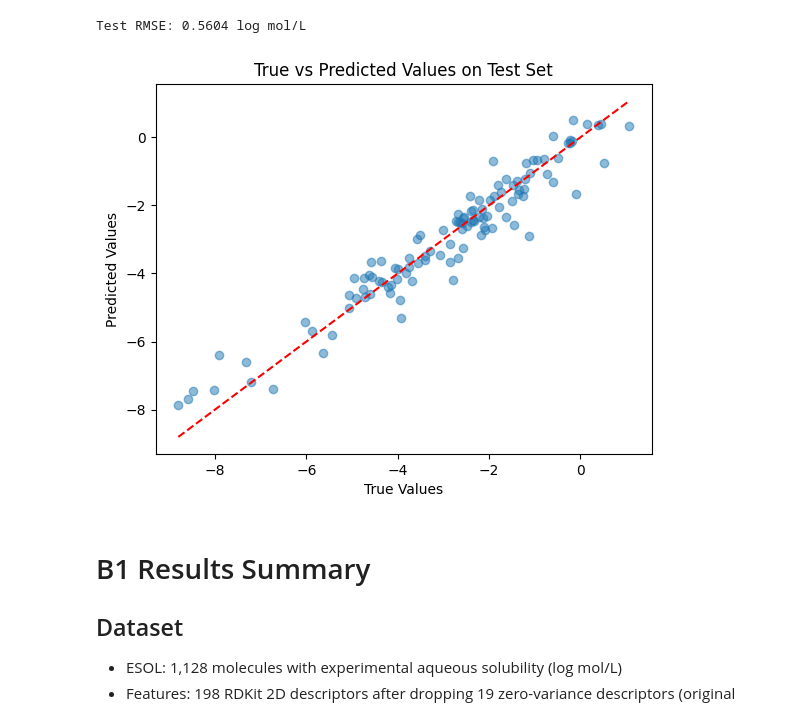
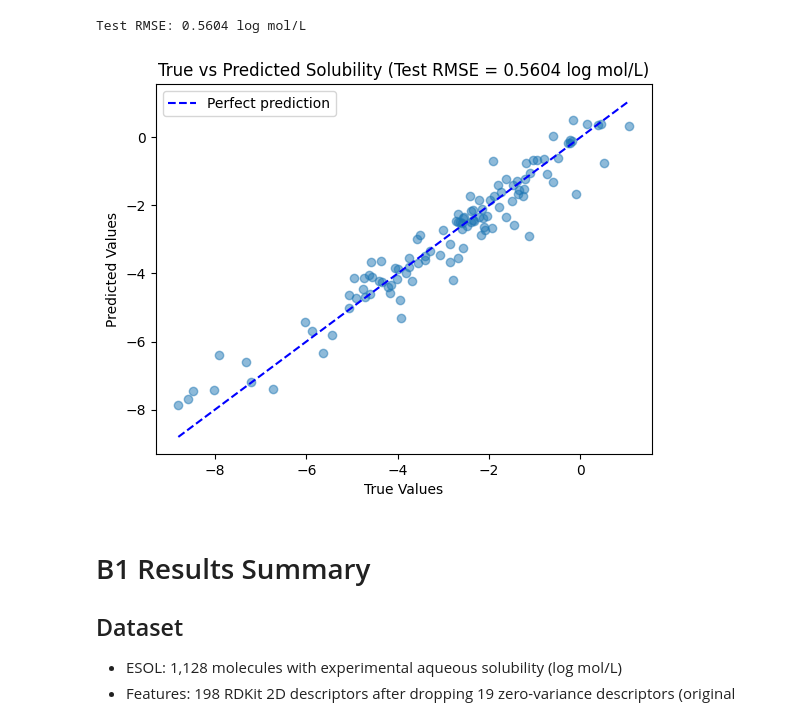
Before and after one commit to sdr0598/ml-drug-discovery, a Jupyter notebook: Week_2/B1_molecular_property_predictor.ipynb, the cells around one changed output. Cells and saved outputs as stored; diff of their text form; code cells hidden in the pictures.

Commit message:
Refined plot

```diff
--- a/Week_2/B1_molecular_property_predictor.ipynb
+++ b/Week_2/B1_molecular_property_predictor.ipynb
@@ -353,28 +353,29 @@ Test RMSE: 0.5604 log mol/L
 # %%
 '''
 Scatter plot of true vs predicted values on test set
 '''
 import matplotlib.pyplot as plt
 
 full_model.eval()
 all_outputs = []
 all_targets = []
 
 with torch.no_grad():
     for batch in X_test_loader:
         batch_X, batch_y = batch
         outputs = full_model(batch_X).squeeze(1)
         all_outputs.extend(outputs.tolist())
         all_targets.extend(batch_y.tolist())
 
 plt.scatter(all_targets, all_outputs, alpha=0.5)
 plt.xlabel("True Values")
 plt.ylabel("Predicted Values")
-plt.title("True vs Predicted Values on Test Set")
-# plt.plot([min(all_targets), max(all_targets)], [min(all_targets), max(all_targets)], color='red', linestyle='--')
+plt.title(f"True vs Predicted Solubility (Test RMSE = {test_rmse:.4f} log mol/L)")
+plt.plot([min(all_targets), max(all_targets)], [min(all_targets), max(all_targets)], color='blue', linestyle='--', label='Perfect prediction')
+plt.legend()
 plt.show()
 # %% [output]
-[figure, old version]
+[figure, new version]
 # %% [markdown]
 # B1 Results Summary
 
```
